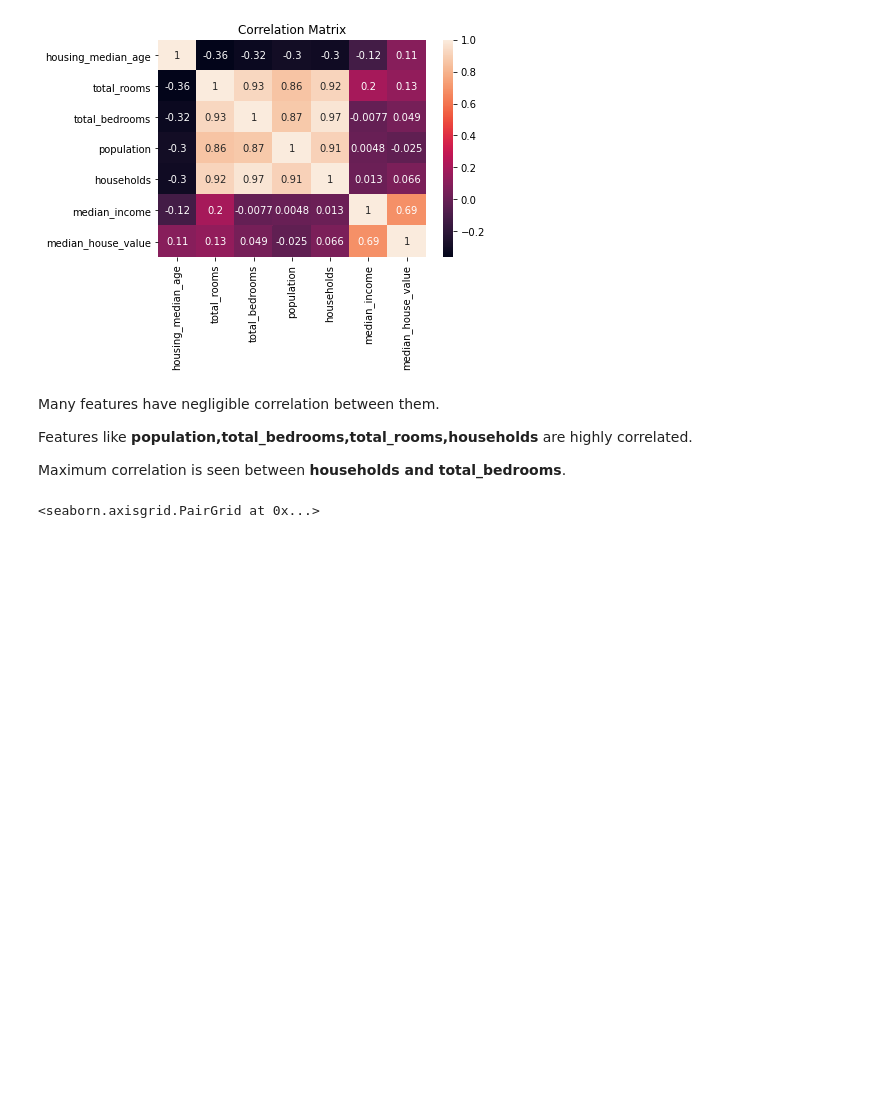
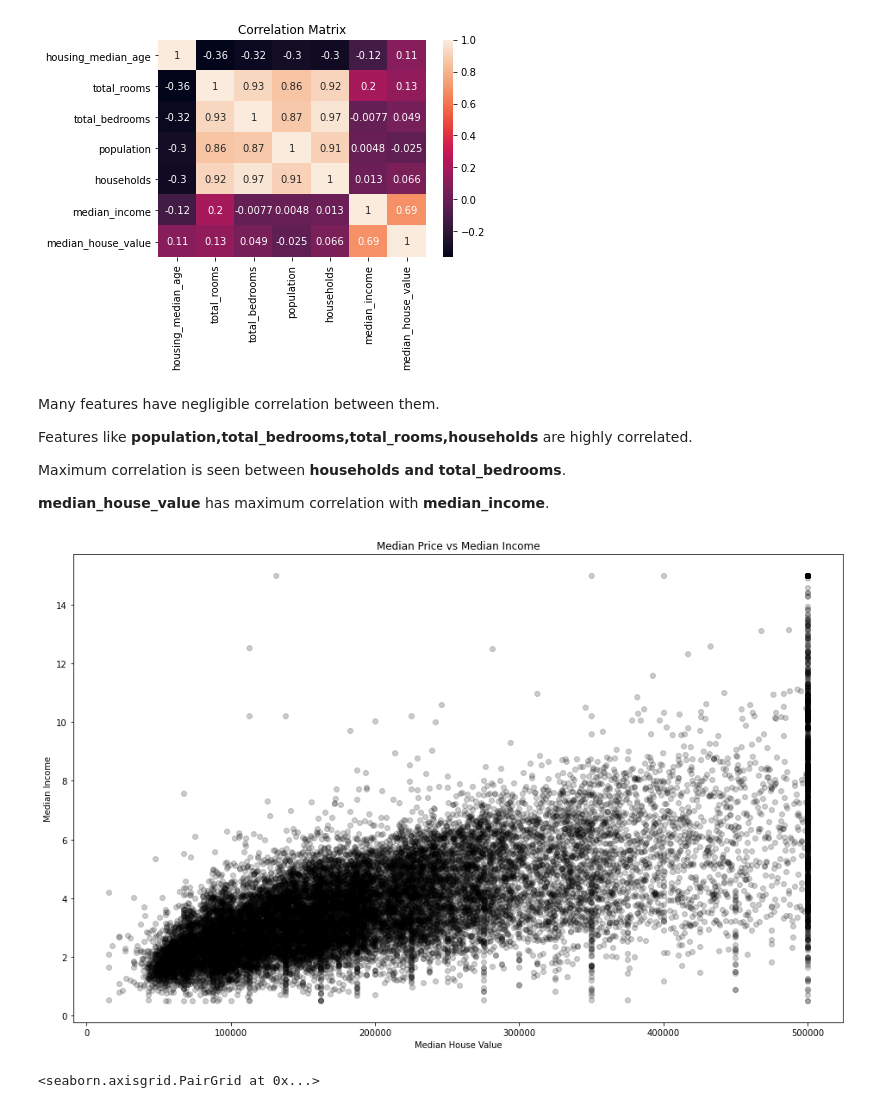
Before and after one commit to vinnovateit/VIIT_Team_MNIST, a Jupyter notebook: Aviral/California Housing Prices.ipynb, the cells around one changed output. Cells and saved outputs as stored; diff of their text form; code cells hidden in the pictures; blank space fills up the shorter version.

```diff
--- a/Aviral/California Housing Prices.ipynb
+++ b/Aviral/California Housing Prices.ipynb
@@ -215,6 +215,17 @@ Many features have negligible correlation between them.
 Features like **population,total_bedrooms,total_rooms,households** are highly correlated.
 
 Maximum correlation is seen between **households and total_bedrooms**.
+
+**median_house_value** has maximum correlation with **median_income**.
+# %%
+plt.figure(figsize=(16, 10))
+plt.scatter(housing_data['median_house_value'],housing_data['median_income'], alpha=0.2,color='black')
+plt.xlabel('Median House Value')
+plt.ylabel('Median Income')
+plt.title('Median Price vs Median Income')
+plt.show()
+# %% [output]
+[figure, added]
 # %%
 sns.pairplot(housing_data.iloc[:,2:9])
 # %% [output]
```
Also changed, not shown: parts of 8 cells of this notebook.
